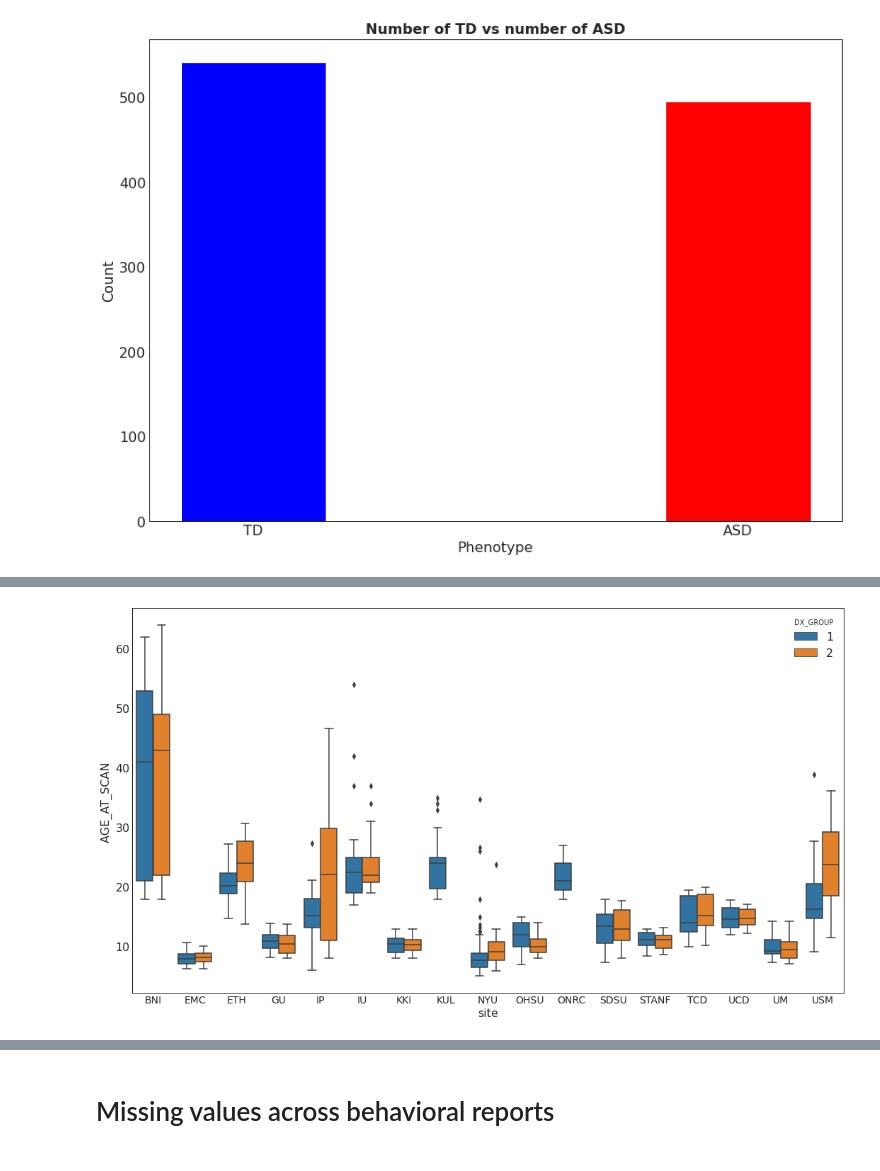
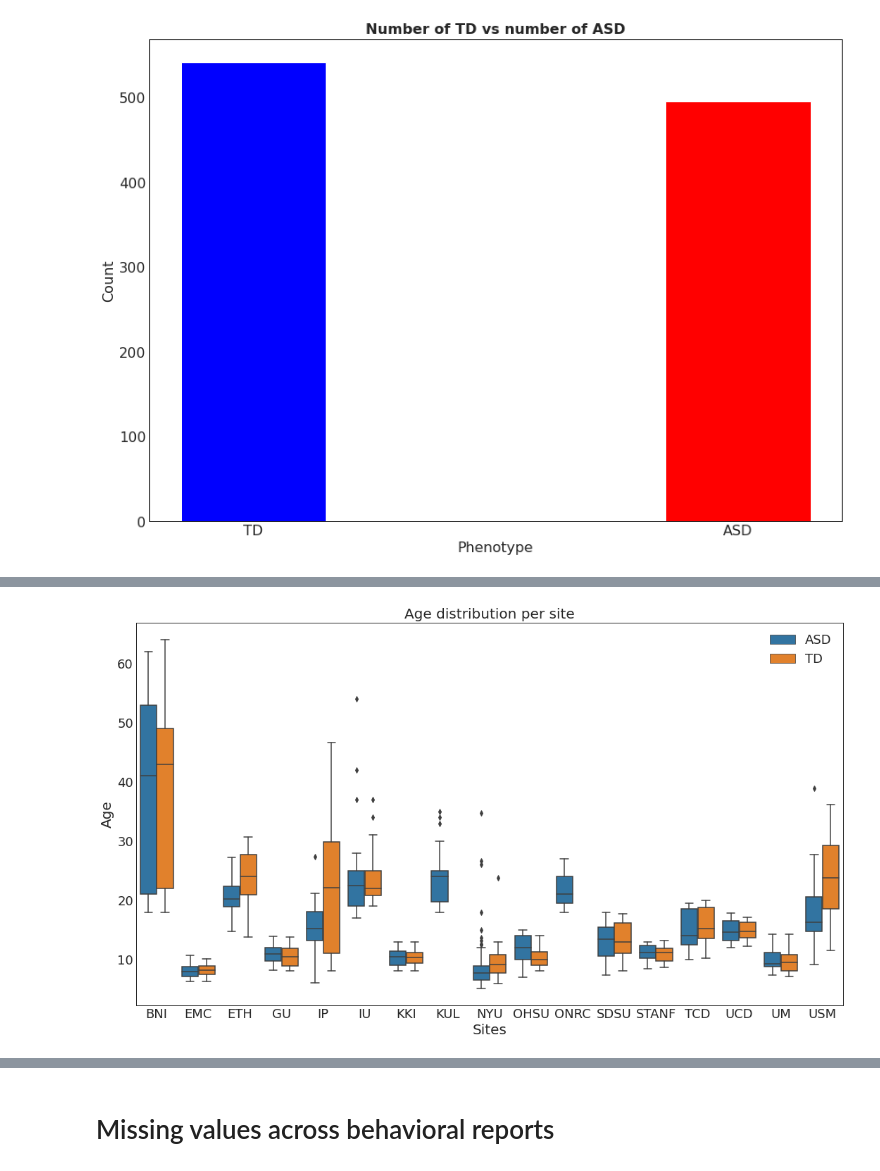
Before and after one commit to silk1100/behavioralProject, a Jupyter notebook: notebooks/12_EDA_Visualization_BehavioralGroups.ipynb, the cells around one changed output, grey strips where cells are left out. Cells and saved outputs as stored; diff of their text form; code cells hidden in the pictures.

```diff
--- a/notebooks/12_EDA_Visualization_BehavioralGroups.ipynb
+++ b/notebooks/12_EDA_Visualization_BehavioralGroups.ipynb
@@ -1,5 +1,5 @@
 # %%
-MAIN_DIR = "../output/bigdatacluster/experiments_adj2/"
+MAIN_DIR = "../output/bigdatacluster/randomizedOutput/experiment_adj2/"
 RAW_DATA_DIR = "../data/feature_extraction/percentile/raw.csv"
 
 SRS_TEST_NAMES_MAP = {
@@ -130,12 +130,22 @@ df_demo
 1038 rows × 40 columns
+# %%
+df_demo['DX_GROUP_names'] = df_demo['DX_GROUP'].apply(lambda x: "ASD" if x==1 else "TD")
 # %%
 plt.figure(figsize=(18, 10))
 sns.color_palette("tab10")
-sns.boxplot(x='site',y='AGE_AT_SCAN ',data=df_demo, hue='DX_GROUP')
-plt.xticks(fontsize=14)
+
+sns.boxplot(x='site',y='AGE_AT_SCAN ',data=df_demo, hue='DX_GROUP_names')
+plt.xticks(fontsize=18)
+plt.yticks(fontsize=18)
+
+plt.xlabel("Sites",fontsize=20)
+plt.ylabel("Age", fontsize=20)
+
+plt.legend(fontsize=18)
+plt.title("Age distribution per site", fontsize=20)
 plt.show()
 # %% [output]
-[figure, old version]
+[figure, new version]
 # %%
 plt.figure(figsize=(18, 10))
 sns.color_palette("tab10")
```
Also changed, not shown: parts of 9 cells of this notebook, 10 other files.
